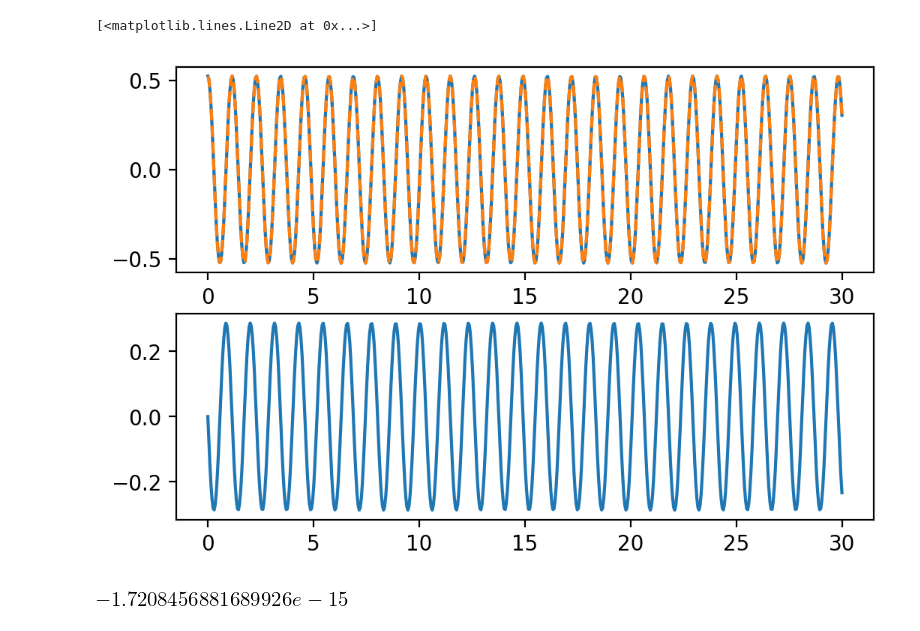
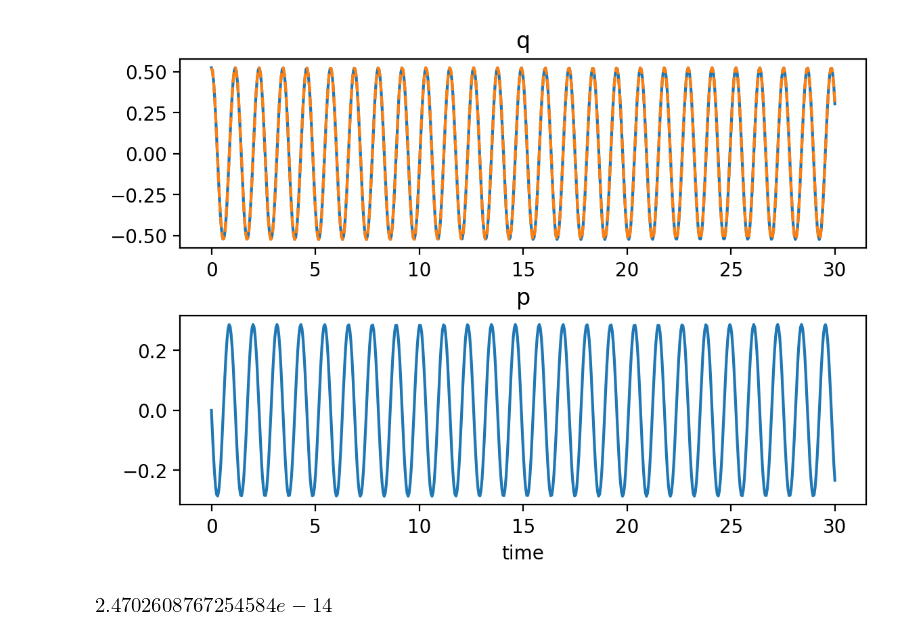
Before and after one commit to MarkusLohmayer/master-thesis-code, a Jupyter notebook: harmonic_oscillator.ipynb, the cells around one changed output. Drawn from its saved outputs; the diff is of its cells as text; code cells hidden in the pictures.

```diff
--- a/harmonic_oscillator.ipynb
+++ b/harmonic_oscillator.ipynb
@@ -15,21 +15,40 @@ from evaluate_functional import evaluate_functional
 # %%
+# state vector (symbolic)
 q = sympy.Symbol('q')
 p = sympy.Symbol('p')
 x = [q, p]
 
-J = sympy.Matrix([[0, 1], [-1, 0]])
+# structure matrix
+J = sympy.Matrix([[0, 1],
+                  [-1, 0]])
 
+# physical parameters of Hamiltonian function
+# (system mass and spring stiffness)
 m = sympy.Symbol('m')
 k = sympy.Symbol('k')
-params = {m: 0.1,
-          k: 3.0,
-         }
+params = {
+    m: 0.1,
+    k: 3.0,
+}
+
+# Hamiltonian function
 H = sympy.Rational(1,2) * p * 1/m * p + sympy.Rational(1, 2) * q * k * q
-dH = sympy.Matrix([H.diff(co) for co in x])
-F = J @ dH
 
-x_0 = numpy.array([numpy.pi/6, 0.0], dtype=float)
+# storage efforts
+dH = sympy.Matrix([H.diff(x_i) for x_i in x])
+
+# time evolution
+xdot = J @ dH
+
+# initial condition
+x_0 = numpy.array([numpy.pi/6, 0.0])
+
+# duration of simulation in seconds
 t_f = 30.0
+
+# time step in seconds
 dt = 5e-2
+
+# order of collocation polynomial
 s = 2
 # %%
@@ -40,16 +60,24 @@ Wall time: 225 ms
 # %%
 fig, ax = plt.subplots(nrows=2, dpi=200)
+fig.tight_layout(pad=1.5)
+
+# upper plot shows q over t
+ax[0].set_title("q")
 ax[0].plot(time, solution[:, 0])
-ax[1].plot(time, solution[:, 1]);
 
-#analytical solution
+# plot analytical solution for q in dashed
 ω = numpy.sqrt(params[k] / params[m])
 ax[0].plot(time, solution[0,0]*numpy.cos(time*ω), '--')
+
+# lower plot shows p over t
+ax[1].set_title("p")
+ax[1].plot(time, solution[:, 1])
+ax[1].set_xlabel("time");
 # %% [output]
-[<matplotlib.lines.Line2D at 0x...>]
-[figure, old version]
+[figure, new version]
 # %%
+# relative error of energy conservation
 energy = evaluate_functional(x, H, solution, params=params)
-energy[-1] - energy[0]
+abs(energy[0] - energy[-1]) / energy[0]
 # %% [output]
-[figure, old version]
+[figure, new version]
```
Also changed, not shown: parts of 3 cells of this notebook, 14 other files.
